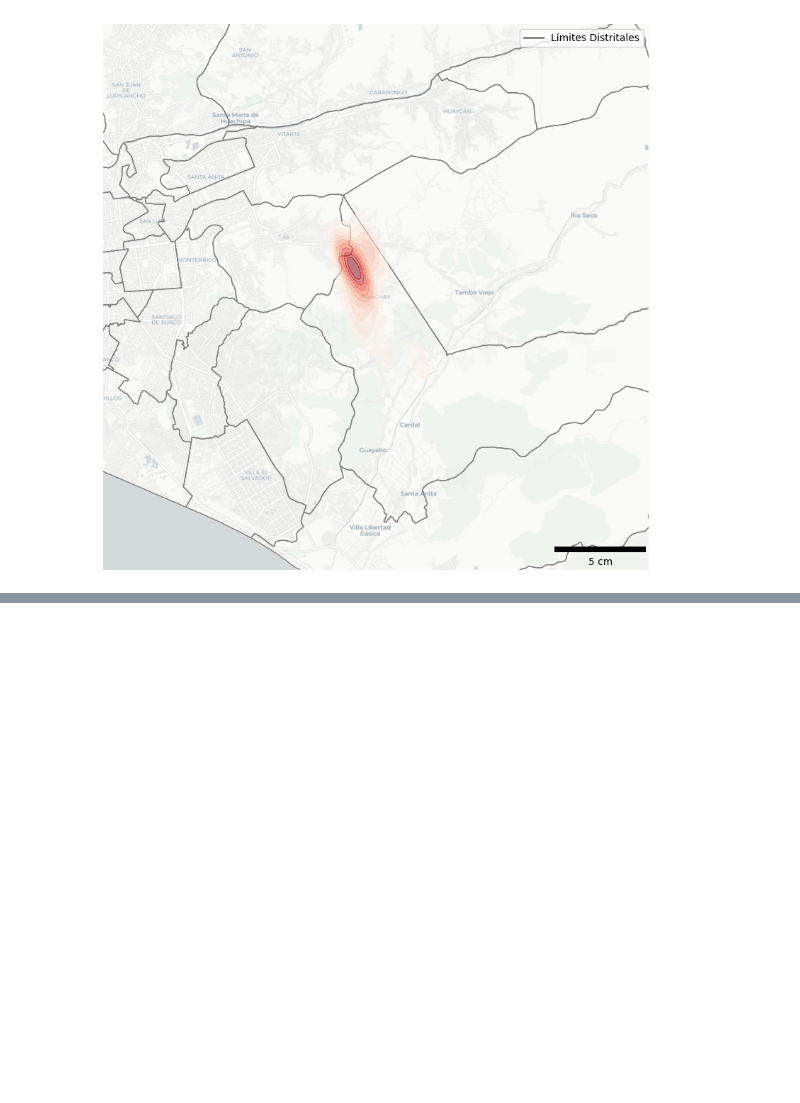
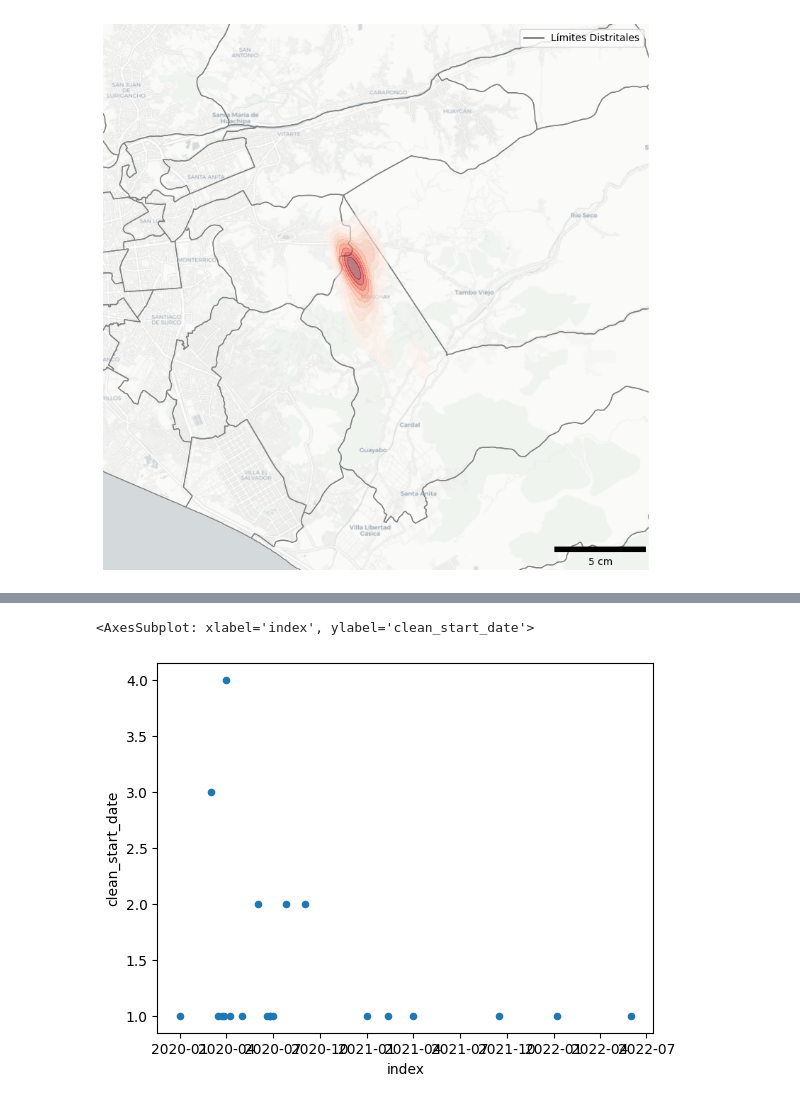
Before and after one commit to Claudio9701/proyecto-foodhub-lima, a Jupyter notebook: OllasComunesMaps.ipynb, the cells around one changed output, grey strips where cells are left out. Saved outputs shown, nothing was run; the diff lists cells and outputs as text; code cells hidden in the pictures; blank space fills up the shorter version.

```diff
--- a/OllasComunesMaps.ipynb
+++ b/OllasComunesMaps.ipynb
@@ -230,0 +300,33 @@ See: https://matplotlib.org/stable/tutorials/intermediate/legend_guide.html#impl
+# %%
+clean_dates = [
+'16/09/2021',
+'11/02/2021',
+'27/07/2020',
+'26/06/2020',
+'27/07/2020',
+'01/03/2020',
+'01/05/2020',
+'08/04/2020',
+'27/03/2020',
+'01/06/2022',
+'01/06/2020',
+'01/04/2020',
+'01/01/2021',
+'01/01/2020',
+'16/03/2020',
+'01/04/2020',
+'01/09/2020',
+'01/04/2020',
+'01/06/2020',
+'01/09/2020',
+'23/03/2020',
+'25/06/2020',
+'01/03/2020',
+'07/01/2022',
+'01/03/2020',
+'01/04/2020',
+'01/04/2021',
+'19/06/2020',
+'01/07/2020',
+]
+df3["clean_start_date"] = pd.to_datetime(clean_dates, format="%d/%m/%Y")
@@ -230,0 +477,7 @@ See: https://matplotlib.org/stable/tutorials/intermediate/legend_guide.html#impl
+# %%
+# Scatter plot of the number of ollas comunes per month-year
+
+df3_count.reset_index().plot.scatter(x="index", y="clean_start_date")
+# %% [output]
+<AxesSubplot: xlabel='index', ylabel='clean_start_date'>
+[figure, added]
```
Also changed, not shown: parts of 19 cells of this notebook.
